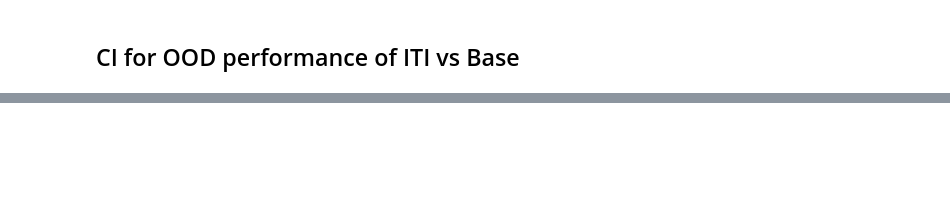
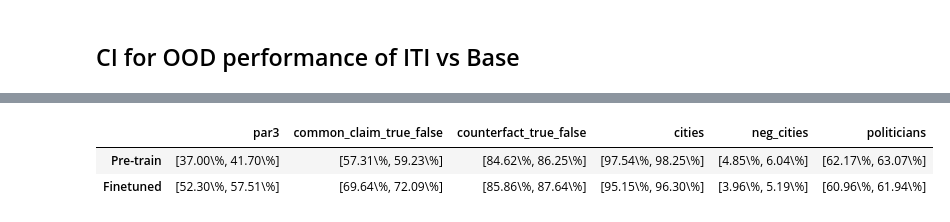
Before and after one commit to MikkelGodsk/Masters-thesis, a Jupyter notebook: notebooks/ITI_results.ipynb, the cells around one changed output, grey strips where cells are left out. Drawn from its saved outputs; the diff is of its cells as text; code cells hidden in the pictures; blank space fills up the shorter version.

```diff
--- a/notebooks/ITI_results.ipynb
+++ b/notebooks/ITI_results.ipynb
@@ -718,0 +742,26 @@ print(N)
+# %%
+pretrained = ['Llama-2-7b-hf', 'Meta-Llama-3-8B', 'Mistral-7B-v0.3', 'Mixtral-8x7B-v0.1']
+finetuned = ['Llama-2-7b-chat-hf', 'Meta-Llama-3-8B-Instruct', 'Mistral-7B-Instruct-v0.3', 'Mixtral-8x7B-Instruct-v0.1']
+# %%
+mc_performance_finetune_vs_pretrained = pd.DataFrame(columns=dataset_names)
+for version, models in [('Pre-train', pretrained), ('Finetuned', finetuned)]:
+    row = {}
+    pss = []
+    for d_name in dataset_names:
+        ps = []
+        for m_name in models:
+            file_name = f"is_correct_{m_name}_Base_truthful_qa_{d_name}.npz"
+            p = np.load(os.path.join(data_dir, file_name))['is_correct']
+            ps.append(p)
+        ps = np.hstack(ps)
+        assert ps.ndim == 1
+        row[d_name] = bootstrap_CI(ps)[0]
+        pss.append(ps)
+    pss = np.hstack(pss)
+    row['Aggregated'] = bootstrap_CI(pss)[0]
+    mc_performance_finetune_vs_pretrained.loc[f"{version}"] = row
+mc_performance_finetune_vs_pretrained
+# %% [output]
+|  | par3 | common_claim_true_false | counterfact_true_false | cities | neg_cities | politicians |
+| Pre-train | [37.00\%, 41.70\%] | [57.31\%, 59.23\%] | [84.62\%, 86.25\%] | [97.54\%, 98.25\%] | [4.85\%, 6.04\%] | [62.17\%, 63.07\%] |
+| Finetuned | [52.30\%, 57.51\%] | [69.64\%, 72.09\%] | [85.86\%, 87.64\%] | [95.15\%, 96.30\%] | [3.96\%, 5.19\%] | [60.96\%, 61.94\%] |
```
Also changed, not shown: parts of 13 cells of this notebook.
